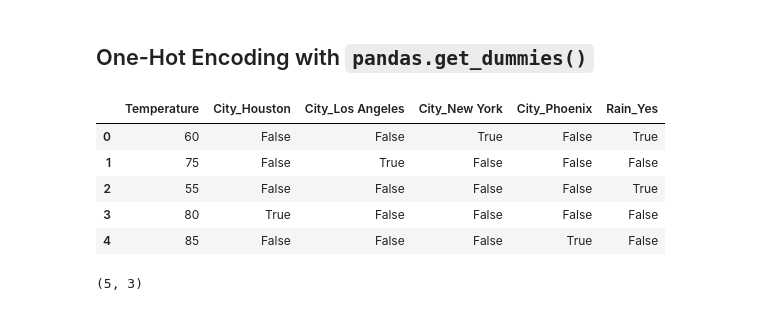
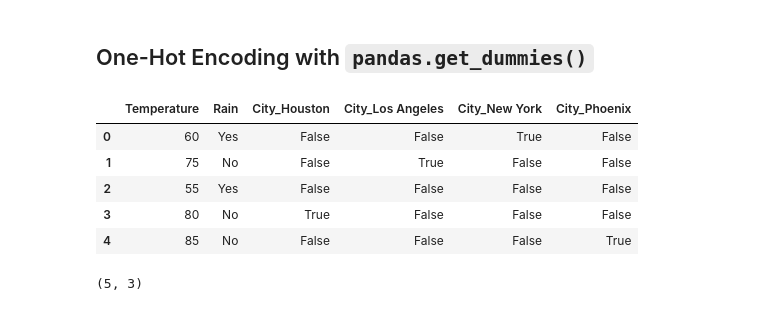
Before and after one commit to chenmargalit/10X-ML-Engineer---Python-Excercises, a Jupyter notebook: classical_ml/dummy variables.ipynb, the cells around one changed output. Drawn from its saved outputs; the diff is of its cells as text; code cells hidden in the pictures.

```diff
--- a/classical_ml/dummy variables.ipynb
+++ b/classical_ml/dummy variables.ipynb
@@ -31,16 +51,16 @@ The dataset contains two categorical features, `City` and `Rain`. Our goal is to
 # %% [markdown]
 ## One-Hot Encoding with `pandas.get_dummies()`
 # %%
-df_dummies = pd.get_dummies(df, columns=['City', 'Rain'], drop_first=True)
+df_dummies = pd.get_dummies(df, columns=['City'], drop_first=True)
 
 df_dummies
 # %% [output]
-|  | Temperature | City_Houston | City_Los Angeles | City_New York | City_Phoenix | Rain_Yes |
-| 0 | 60 | False | False | True | False | True |
-| 1 | 75 | False | True | False | False | False |
-| 2 | 55 | False | False | False | False | True |
-| 3 | 80 | True | False | False | False | False |
-| 4 | 85 | False | False | False | True | False |
+|  | Temperature | Rain | City_Houston | City_Los Angeles | City_New York | City_Phoenix |
+| 0 | 60 | Yes | False | False | True | False |
+| 1 | 75 | No | False | True | False | False |
+| 2 | 55 | Yes | False | False | False | False |
+| 3 | 80 | No | True | False | False | False |
+| 4 | 85 | No | False | False | False | True |
 # %%
 df.shape
 # %% [output]
```
Also changed, not shown: parts of 4 cells of this notebook, 6 other files.
